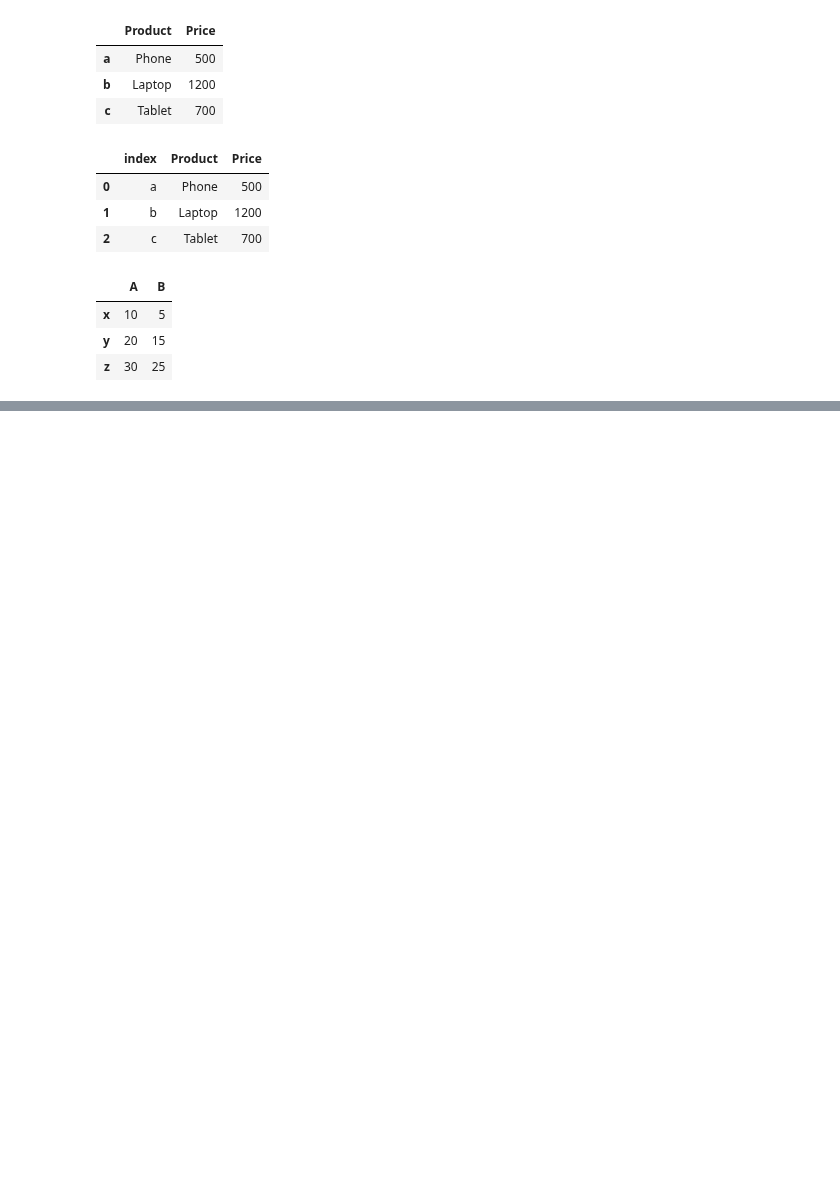
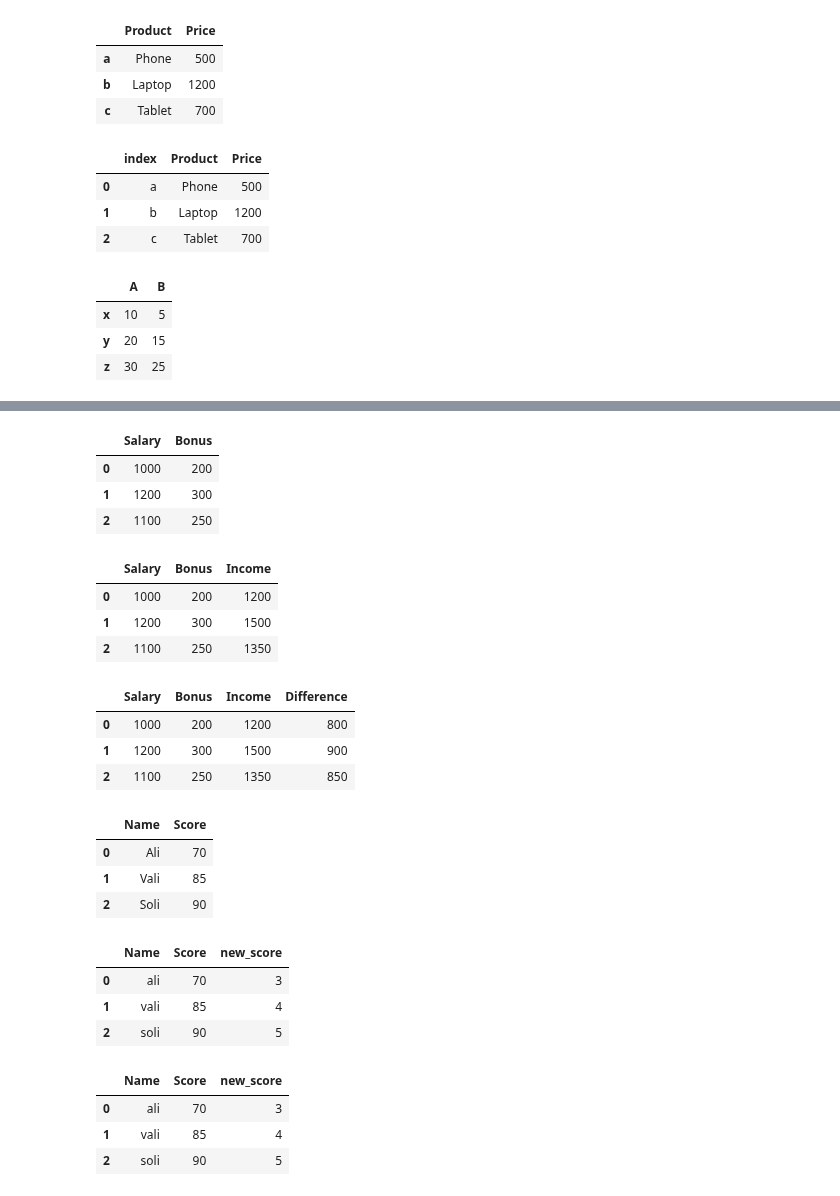
Before and after one commit to izzat-ai/learning-ai, a Jupyter notebook: pandas/dec_17_practice_all.ipynb, the cells around one changed output, grey strips where cells are left out. Saved outputs shown, nothing was run; the diff lists cells and outputs as text; code cells hidden in the pictures; blank space fills up the shorter version.

```diff
--- a/pandas/dec_17_practice_all.ipynb
+++ b/pandas/dec_17_practice_all.ipynb
@@ -112,0 +261,66 @@ df5
+# %%
+df10 = pd.DataFrame({
+    'Salary': [1000, 1200, 1100],
+    'Bonus': [200, 300, 250]
+})
+df10
+# %% [output]
+|  | Salary | Bonus |
+| 0 | 1000 | 200 |
+| 1 | 1200 | 300 |
+| 2 | 1100 | 250 |
+# %%
+# yangi ustun yaratish va umumiy daromadni hisoblash
+df10['Income'] = df10['Bonus'] + df10['Salary']
+df10
+# %% [output]
+|  | Salary | Bonus | Income |
+| 0 | 1000 | 200 | 1200 |
+| 1 | 1200 | 300 | 1500 |
+| 2 | 1100 | 250 | 1350 |
+# %%
+# salary va bonus ustunlari orasidagi farqni aniqlash
+df10['Difference'] = df10['Salary'] - df10['Bonus']
+df10
+# %% [output]
+|  | Salary | Bonus | Income | Difference |
+| 0 | 1000 | 200 | 1200 | 800 |
+| 1 | 1200 | 300 | 1500 | 900 |
+| 2 | 1100 | 250 | 1350 | 850 |
+# %%
+df11 = pd.DataFrame({
+    'Name': ['Ali', 'Vali', 'Soli'],
+    'Score': [70, 85, 90]
+})
+df11
+# %% [output]
+|  | Name | Score |
+| 0 | Ali | 70 |
+| 1 | Vali | 85 |
+| 2 | Soli | 90 |
+# %%
+def bahola(x):
+  if x>85:
+    return 5
+  elif x>70:
+    return 4
+  else:
+    return 3
+
+# yangi ustun yaratib , baholash
+df11['new_score'] = df11['Score'].apply(bahola)
+df11
+# %% [output]
+|  | Name | Score | new_score |
+| 0 | ali | 70 | 3 |
+| 1 | vali | 85 | 4 |
+| 2 | soli | 90 | 5 |
+# %%
+# ismlarni kichik harflarda yozish
+df11['Name'] = df11['Name'].str.lower()
+df11
+# %% [output]
+|  | Name | Score | new_score |
+| 0 | ali | 70 | 3 |
+| 1 | vali | 85 | 4 |
+| 2 | soli | 90 | 5 |
```
Also changed, not shown: parts of 33 cells of this notebook.
